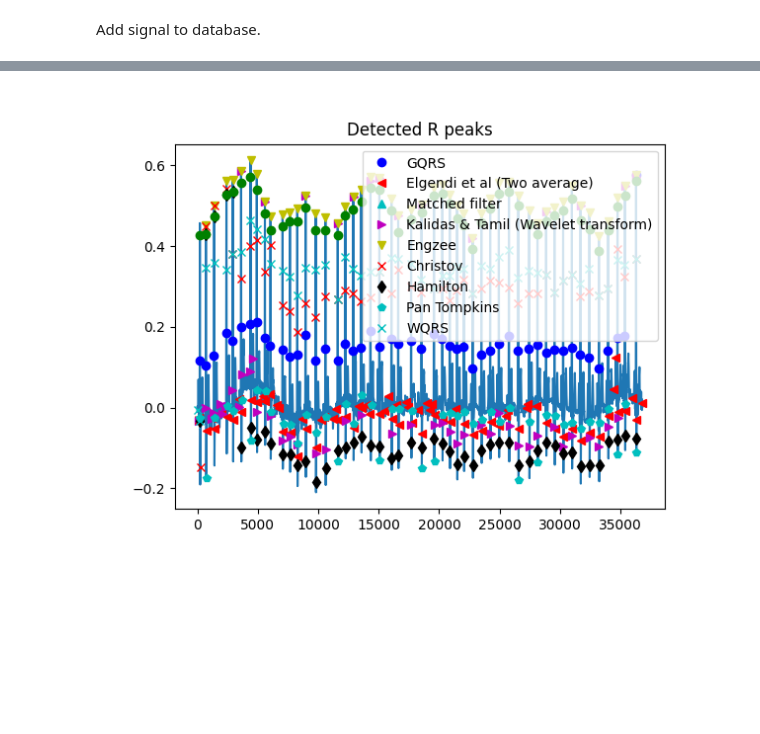
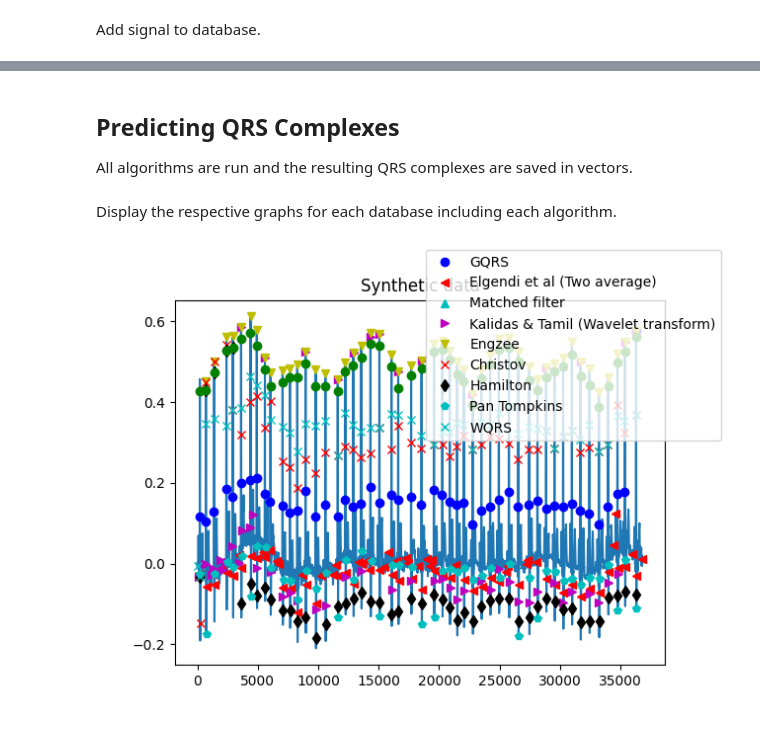
Before and after one commit to floriankri/ecg_detector_assessment, a Jupyter notebook: Playground/playground.ipynb, the cells around one changed output, grey strips where cells are left out. Saved outputs shown, nothing was run; the diff lists cells and outputs as text; code cells hidden in the pictures; blank space fills up the shorter version.

```diff
--- a/Playground/playground.ipynb
+++ b/Playground/playground.ipynb
@@ -93,2 +101,2 @@ databases.append(Database(
 # %%
-detectors.append(Detector(name="GQRS", algorithm=processing.qrs.gqrs_detect))
+detectors.append(Detector(name="GQRS", short_name="gqrs", algorithm=processing.qrs.gqrs_detect))
@@ -119,34 +131,12 @@ def run_wqrs_detector(signal, fs):
 # %%
-detectors.append(Detector(name="Elgendi et al (Two average)", algorithm=run_two_average_detector))
-detectors.append(Detector(name="Matched filter", algorithm=run_matched_filter_detector))
-detectors.append(Detector(name="Kalidas & Tamil (Wavelet transform)", algorithm=run_swt_detector))
-detectors.append(Detector(name="Engzee", algorithm=run_engzee_detector))
-detectors.append(Detector(name="Christov", algorithm=run_christov_detector))
-detectors.append(Detector(name="Hamilton", algorithm=run_hamilton_detector))
-detectors.append(Detector(name="Pan Tompkins", algorithm=run_pan_tompkins_detector))
-detectors.append(Detector(name="WQRS", algorithm=run_wqrs_detector))
+detectors.append(Detector(name="Elgendi et al (Two average)", short_name="two_avg", algorithm=run_two_average_detector))
+detectors.append(Detector(name="Matched filter", short_name="match_fil", algorithm=run_matched_filter_detector))
+detectors.append(Detector(name="Kalidas & Tamil (Wavelet transform)", short_name="swt", algorithm=run_swt_detector))
+detectors.append(Detector(name="Engzee", short_name="engz", algorithm=run_engzee_detector))
+detectors.append(Detector(name="Christov", short_name="christ", algorithm=run_christov_detector))
+detectors.append(Detector(name="Hamilton", short_name="hamilt", algorithm=run_hamilton_detector))
+detectors.append(Detector(name="Pan Tompkins", short_name="pan_tomp", algorithm=run_pan_tompkins_detector))
+detectors.append(Detector(name="WQRS", short_name="wqrs", algorithm=run_wqrs_detector))
-# %%
-predictedpeaks = []
-labels = []
-for i in range(len(detectors)):
-    if i==2:
-        predictedpeaks.append([])
-        labels.append(detectors[i].name)
-        continue
-    predictedpeaks.append(detectors[i].predicted_qrs_compelx(signal=databases[0].signal, fs=databases[0].fs))
-    labels.append(detectors[i].name)
-
-fmt = ['bo','r<','c^','m>','yv','rx','kd','cp','cx','b>']
-
-
-plt.figure()
-plt.plot(databases[0].signal)
-for i in range(len(predictedpeaks)):
-    plt.plot(predictedpeaks[i], databases[0].signal[predictedpeaks[i]], fmt[i],label=detectors[i].name)
-plt.plot(databases[0].actual_qrs_complex, databases[0].signal[databases[0].actual_qrs_complex], 'go')
-plt.title("Detected R peaks")
-plt.legend()
-
-plt.show()
-# %% [output]
-[figure, removed]
+# %% [markdown]
+## Predicting QRS Complexes
+All algorithms are run and the resulting QRS complexes are saved in vectors.
@@ -152,0 +150,34 @@ plt.show()
+# %% [markdown]
+Display the respective graphs for each database including each algorithm.
+# %%
+fmt = ['bo','r<','c^','m>','yv','rx','kd','cp','cx','b>']
+
+if(len(databases) != 1):
+
+    fig, ax = plt.subplots(len(databases))
+
+    for dbcnt in range(len(databases)):
+        ax[dbcnt].plot(databases[dbcnt].signal)
+
+        for ppcnt in range(len(predictedpeaks)):
+            ax[dbcnt].plot(predictedpeaks[ppcnt], databases[dbcnt].signal[predictedpeaks[ppcnt]], fmt[ppcnt],label=detectors[ppcnt].name)
+        ax[dbcnt].plot(databases[dbcnt].actual_qrs_complex, databases[dbcnt].signal[databases[dbcnt].actual_qrs_complex], 'go')
+        ax[dbcnt].set_title(databases[dbcnt].name)
+
+    fig.legend()
+
+else:
+    dbcnt = 0
+    fig, ax = plt.subplots(len(databases))
+
+    for dbcnt in range(len(databases)):
+        ax.plot(databases[dbcnt].signal)
+
+        for ppcnt in range(len(predictedpeaks)):
+            ax.plot(predictedpeaks[ppcnt], databases[dbcnt].signal[predictedpeaks[ppcnt]], fmt[ppcnt],label=detectors[ppcnt].name)
+        ax.plot(databases[dbcnt].actual_qrs_complex, databases[dbcnt].signal[databases[dbcnt].actual_qrs_complex], 'go')
+        ax.set_title(databases[dbcnt].name)
+
+    fig.legend()
+# %% [output]
+[figure, added]
```
Also changed, not shown: parts of 13 cells of this notebook.
